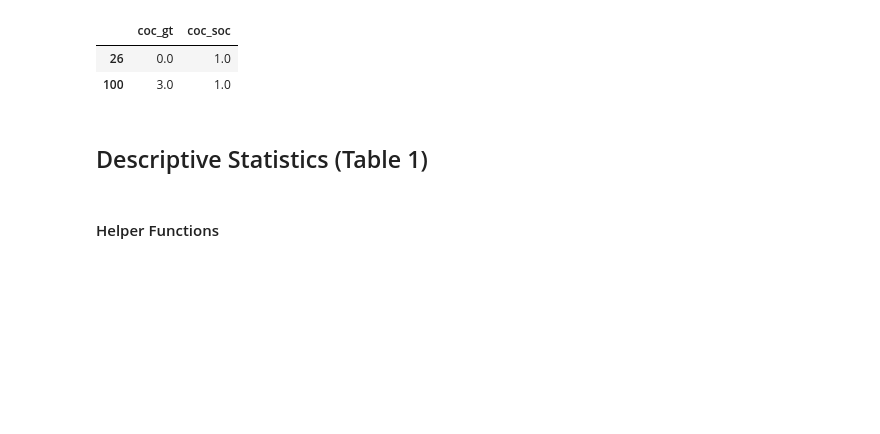
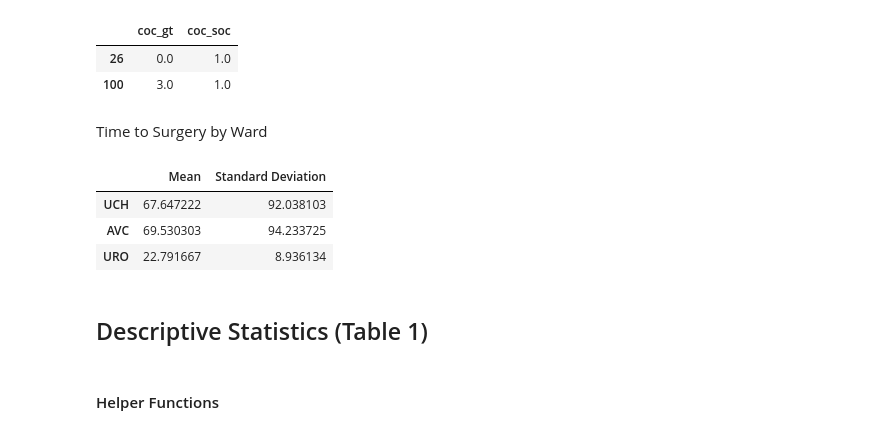
Before and after one commit to IfGF-UUlm/SA_OKIE, a Jupyter notebook: OKIE_main.ipynb, the cells around one changed output. Saved outputs shown, nothing was run; the diff lists cells and outputs as text; code cells hidden in the pictures; blank space fills up the shorter version.

```diff
--- a/OKIE_main.ipynb
+++ b/OKIE_main.ipynb
@@ -573,6 +580,26 @@ df.loc[df['is_undertreated'] == False, ['coc_gt', 'coc_soc']]
 |  | coc_gt | coc_soc |
 | 26 | 0.0 | 1.0 |
 | 100 | 3.0 | 1.0 |
+# %% [markdown]
+Time to Surgery by Ward
+# %%
+def tts_by_ward(ward):
+    subset = df[ward]
+    return pd.Series({
+        'Mean': subset['time_to_operation'].mean(),
+        'Standard Deviation': subset['time_to_operation'].std()
+    })
+# %%
+pd.DataFrame({
+    'UCH': tts_by_ward(df['UCH']),
+    'AVC': tts_by_ward(df['AVC']),
+    'URO': tts_by_ward(df['URO'])
+}).T
+# %% [output]
+|  | Mean | Standard Deviation |
+| UCH | 67.647222 | 92.038103 |
+| AVC | 69.530303 | 94.233725 |
+| URO | 22.791667 | 8.936134 |
 # %% [markdown]
 ## Descriptive Statistics (Table 1)
 # %% [markdown]
```
Also changed, not shown: parts of 26 cells of this notebook, 2 other files.
